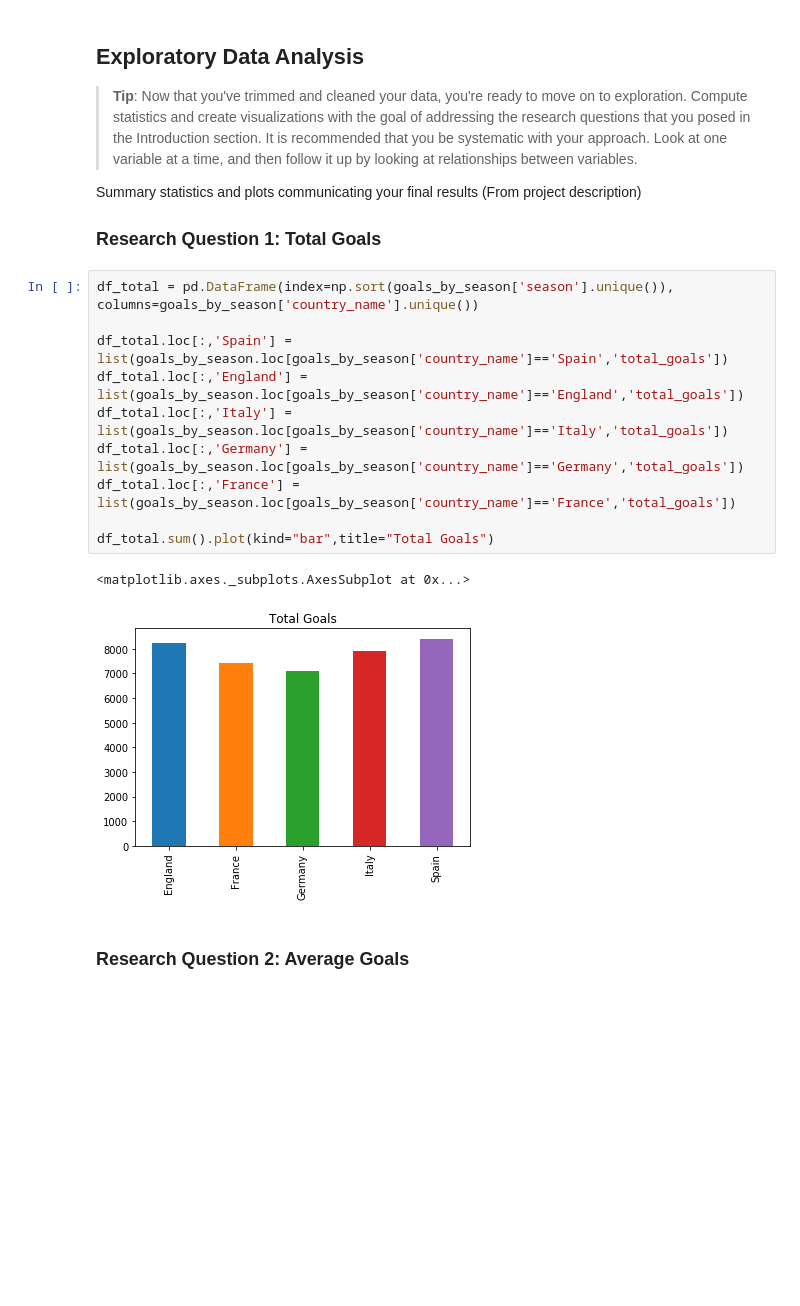
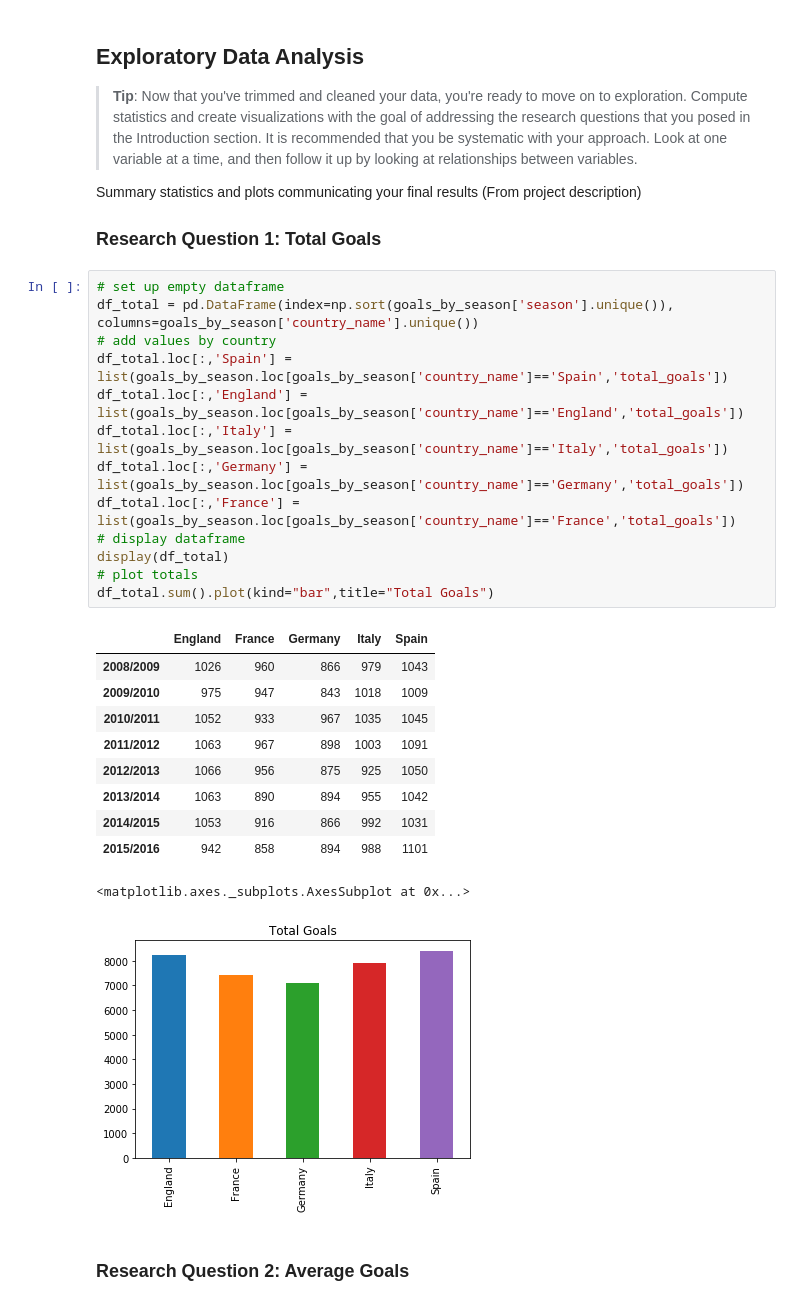
Before and after one commit to ipaulson/soccer-db, a Jupyter notebook: eu-soccer-db.ipynb, the cells around one changed output. Drawn from its saved outputs; the diff is of its cells as text; blank space fills up the shorter version.

```diff
--- a/eu-soccer-db.ipynb
+++ b/eu-soccer-db.ipynb
@@ -262,16 +262,28 @@ Summary statistics and plots communicating your final results (From project desc
 
 ### Research Question 1: Total Goals
 # %%
+# set up empty dataframe
 df_total = pd.DataFrame(index=np.sort(goals_by_season['season'].unique()), columns=goals_by_season['country_name'].unique())
-
+# add values by country
 df_total.loc[:,'Spain'] = list(goals_by_season.loc[goals_by_season['country_name']=='Spain','total_goals'])
 df_total.loc[:,'England'] = list(goals_by_season.loc[goals_by_season['country_name']=='England','total_goals'])
 df_total.loc[:,'Italy'] = list(goals_by_season.loc[goals_by_season['country_name']=='Italy','total_goals'])
 df_total.loc[:,'Germany'] = list(goals_by_season.loc[goals_by_season['country_name']=='Germany','total_goals'])
 df_total.loc[:,'France'] = list(goals_by_season.loc[goals_by_season['country_name']=='France','total_goals'])
-
+# display dataframe
+display(df_total)
+# plot totals
 df_total.sum().plot(kind="bar",title="Total Goals")
 # %% [output]
+|  | England | France | Germany | Italy | Spain |
+| 2008/2009 | 1026 | 960 | 866 | 979 | 1043 |
+| 2009/2010 | 975 | 947 | 843 | 1018 | 1009 |
+| 2010/2011 | 1052 | 933 | 967 | 1035 | 1045 |
+| 2011/2012 | 1063 | 967 | 898 | 1003 | 1091 |
+| 2012/2013 | 1066 | 956 | 875 | 925 | 1050 |
+| 2013/2014 | 1063 | 890 | 894 | 955 | 1042 |
+| 2014/2015 | 1053 | 916 | 866 | 992 | 1031 |
+| 2015/2016 | 942 | 858 | 894 | 988 | 1101 |
 <matplotlib.axes._subplots.AxesSubplot at 0x...>
 [figure]
 # %% [markdown]
```
Also changed, not shown: parts of 6 cells of this notebook.
